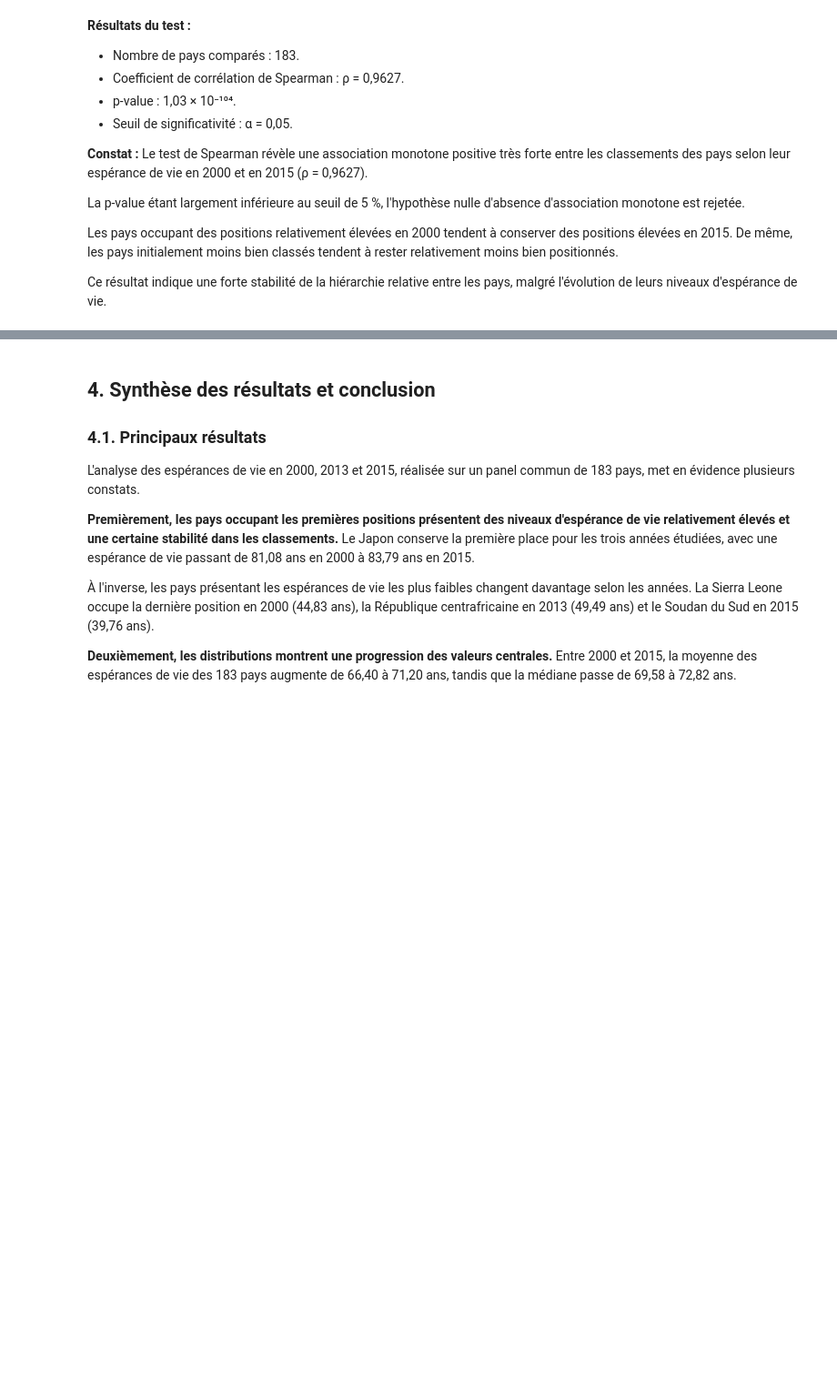
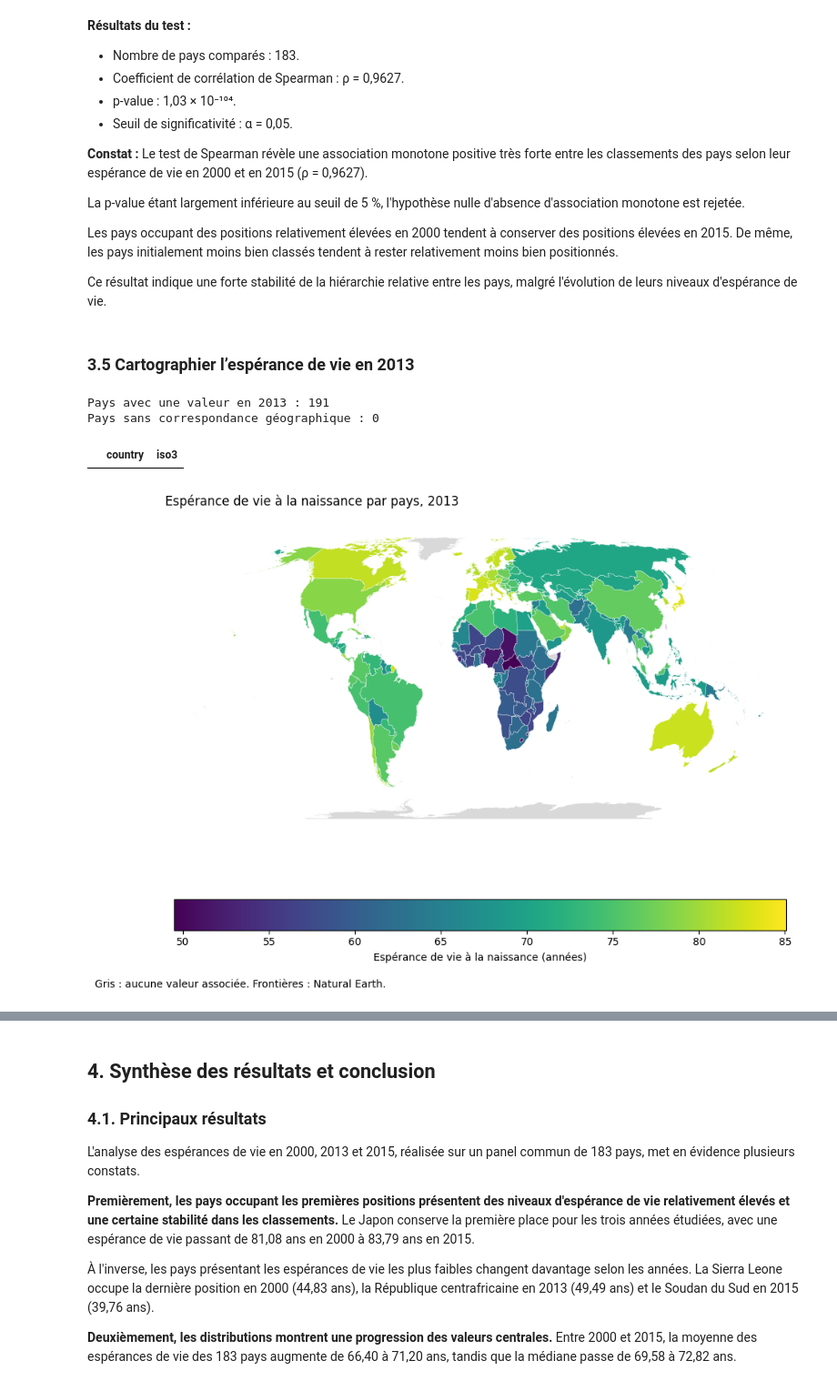
Before and after one commit to ikpovenon/life-expectancy, a Jupyter notebook: notebooks/03_LEP_14_classement_pays.ipynb, the cells around one changed output, grey strips where cells are left out. Shown at 91% size. Drawn from its saved outputs; the diff is of its cells as text; code cells hidden in the pictures; blank space fills up the shorter version.

```diff
--- a/notebooks/03_LEP_14_classement_pays.ipynb
+++ b/notebooks/03_LEP_14_classement_pays.ipynb
@@ -1124,3 +1124,69 @@ La p-value étant largement inférieure au seuil de 5 %, l'hypothèse nulle d'ab
 Les pays occupant des positions relativement élevées en 2000 tendent à conserver des positions élevées en 2015. De même, les pays initialement moins bien classés tendent à rester relativement moins bien positionnés.
 
 Ce résultat indique une forte stabilité de la hiérarchie relative entre les pays, malgré l'évolution de leurs niveaux d'espérance de vie.
+# %% [markdown]
+### 3.5 Cartographier l’espérance de vie en 2013
+# %%
+import geopandas as gpd
+import matplotlib.pyplot as plt
+
+# Charger les frontières des pays depuis le dossier des données.
+fichier_frontieres = (
+    PROCESSED_DIR.parent / "external" / "natural_earth"
+    / "ne_50m_admin_0_countries.shp"
+)
+frontieres = gpd.read_file(fichier_frontieres)
+
+# Garder les pays dont l'espérance de vie est renseignée en 2013.
+esperance_2013 = df3.loc[
+    df3["year"].eq(2013) & df3["life_expectancy"].notna(),
+    ["country", "iso3", "life_expectancy"],
+].copy()
+
+# Vérifier quels pays de l'analyse ne trouvent pas de géométrie.
+codes_frontieres = frontieres["ISO_A3_EH"]
+pays_sans_geometrie = esperance_2013.loc[
+    ~esperance_2013["iso3"].isin(codes_frontieres),
+    ["country", "iso3"],
+]
+
+print(f"Pays avec une valeur en 2013 : {len(esperance_2013)}")
+print(f"Pays sans correspondance géographique : {len(pays_sans_geometrie)}")
+display(pays_sans_geometrie)
+
+# Garder les frontières sans donnée pour les afficher en gris.
+carte_2013 = frontieres.merge(
+    esperance_2013[["iso3", "life_expectancy"]],
+    left_on="ISO_A3_EH",
+    right_on="iso3",
+    how="left",
+    validate="many_to_one",
+)
+
+# Tracer la carte dans une projection mondiale à surfaces équivalentes.
+fig, ax = plt.subplots(figsize=(13, 7))
+carte_2013.to_crs(epsg=8857).plot(
+    column="life_expectancy",
+    cmap="viridis",
+    linewidth=0.25,
+    edgecolor="white",
+    legend=True,
+    legend_kwds={
+        "label": "Espérance de vie à la naissance (années)",
+        "orientation": "horizontal",
+        "shrink": 0.65,
+    },
+    missing_kwds={"color": "#D9D9D9"},
+    ax=ax,
+)
+
+ax.set_title("Espérance de vie à la naissance par pays, 2013", loc="left")
+ax.set_axis_off()
+fig.text(0.1, 0.03, "Gris : aucune valeur associée. Frontières : Natural Earth.")
+fig.tight_layout(rect=(0, 0.05, 1, 1))
+plt.show()
+# %% [output]
+Pays avec une valeur en 2013 : 191
+Pays sans correspondance géographique : 0
+|  | country | iso3 |
+[figure, added]
```
Also changed, not shown: parts of 6 cells of this notebook, 7 other files.
